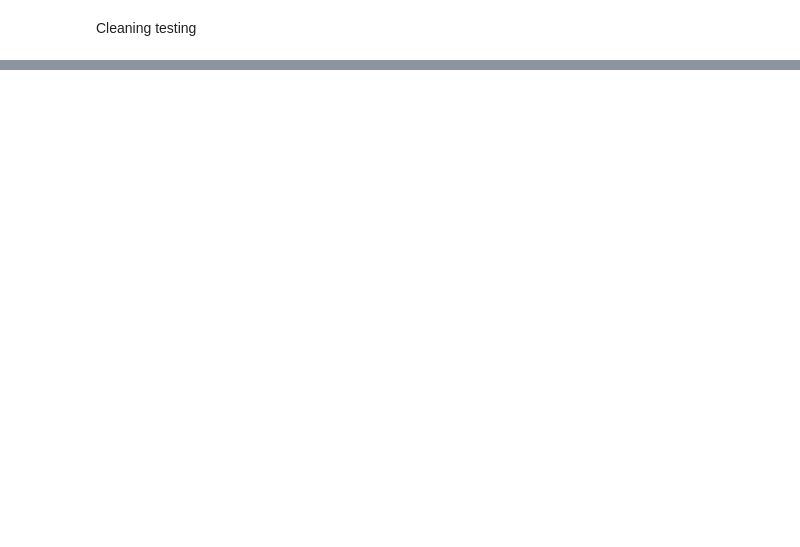
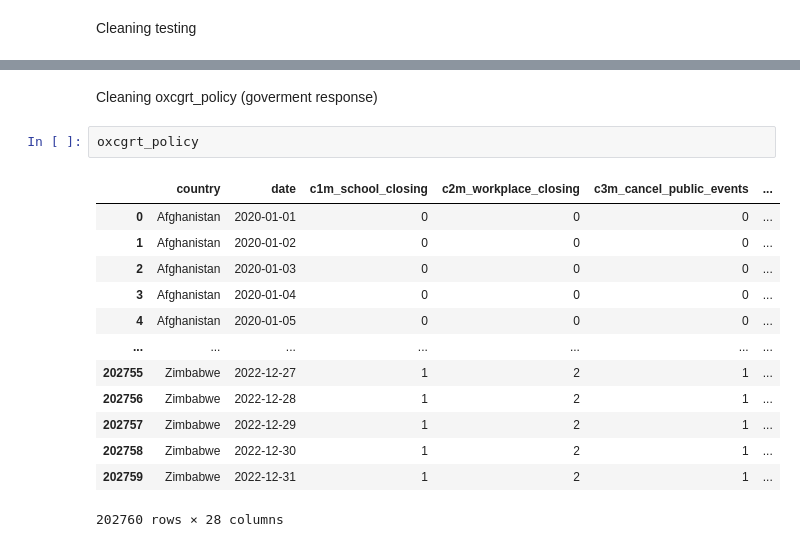
Before and after one commit to ArunKrishnan09/Covid-Analysis, a Jupyter notebook: Covid_analysis.ipynb, the cells around one changed output, grey strips where cells are left out. Drawn from its saved outputs; the diff is of its cells as text; blank space fills up the shorter version.

```diff
--- a/Covid_analysis.ipynb
+++ b/Covid_analysis.ipynb
@@ -210,0 +311,18 @@ testing.isnull().sum()
+# %% [markdown]
+Cleaning oxcgrt_policy (goverment response)
+# %%
+oxcgrt_policy
+# %% [output]
+|  | country | date | c1m_school_closing | c2m_workplace_closing | c3m_cancel_public_events | ... |
+| 0 | Afghanistan | 2020-01-01 | 0 | 0 | 0 | ... |
+| 1 | Afghanistan | 2020-01-02 | 0 | 0 | 0 | ... |
+| 2 | Afghanistan | 2020-01-03 | 0 | 0 | 0 | ... |
+| 3 | Afghanistan | 2020-01-04 | 0 | 0 | 0 | ... |
+| 4 | Afghanistan | 2020-01-05 | 0 | 0 | 0 | ... |
+| ... | ... | ... | ... | ... | ... | ... |
+| 202755 | Zimbabwe | 2022-12-27 | 1 | 2 | 1 | ... |
+| 202756 | Zimbabwe | 2022-12-28 | 1 | 2 | 1 | ... |
+| 202757 | Zimbabwe | 2022-12-29 | 1 | 2 | 1 | ... |
+| 202758 | Zimbabwe | 2022-12-30 | 1 | 2 | 1 | ... |
+| 202759 | Zimbabwe | 2022-12-31 | 1 | 2 | 1 | ... |
+202760 rows × 28 columns
```
Also changed, not shown: parts of 13 cells of this notebook.
